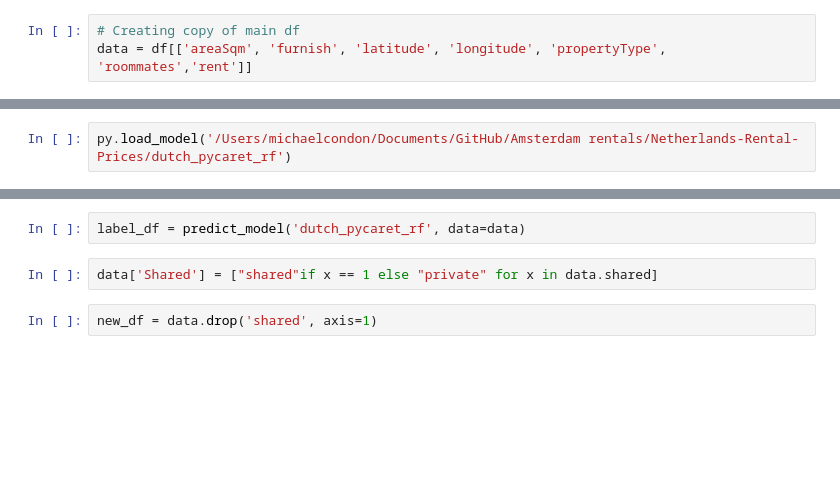
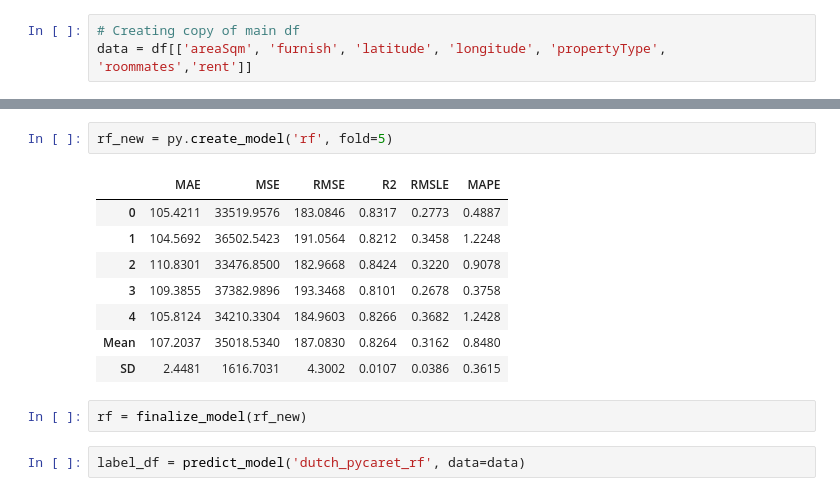
Before and after one commit to michael-william/Netherlands-Rental-Prices, a Jupyter notebook: Amsterdam_Rentals_ML-PyCaret-Test.ipynb, the cells around one changed output, grey strips where cells are left out. Cells and saved outputs as stored; diff of their text form; blank space fills up the shorter version.

```diff
--- a/Amsterdam_Rentals_ML-PyCaret-Test.ipynb
+++ b/Amsterdam_Rentals_ML-PyCaret-Test.ipynb
@@ -93,2 +56,0 @@ memory usage: 802.0+ KB
-# %%
-py.load_model('/Users/michaelcondon/Documents/GitHub/Amsterdam rentals/Netherlands-Rental-Prices/dutch_pycaret_rf')
@@ -114,6 +99,15 @@ Transformation Pipeline and Model Sucessfully Loaded
+# %%
+rf_new = py.create_model('rf', fold=5)
+# %% [output]
+|  | MAE | MSE | RMSE | R2 | RMSLE | MAPE |
+| 0 | 105.4211 | 33519.9576 | 183.0846 | 0.8317 | 0.2773 | 0.4887 |
+| 1 | 104.5692 | 36502.5423 | 191.0564 | 0.8212 | 0.3458 | 1.2248 |
+| 2 | 110.8301 | 33476.8500 | 182.9668 | 0.8424 | 0.3220 | 0.9078 |
+| 3 | 109.3855 | 37382.9896 | 193.3468 | 0.8101 | 0.2678 | 0.3758 |
+| 4 | 105.8124 | 34210.3304 | 184.9603 | 0.8266 | 0.3682 | 1.2428 |
+| Mean | 107.2037 | 35018.5340 | 187.0830 | 0.8264 | 0.3162 | 0.8480 |
+| SD | 2.4481 | 1616.7031 | 4.3002 | 0.0107 | 0.0386 | 0.3615 |
+# %%
+rf = finalize_model(rf_new)
 # %%
 label_df = predict_model('dutch_pycaret_rf', data=data)
-# %%
-data['Shared'] = ["shared"if x == 1 else "private" for x in data.shared]
-# %%
-new_df = data.drop('shared', axis=1)
```
Also changed, not shown: parts of 10 cells of this notebook, 4 other files.
